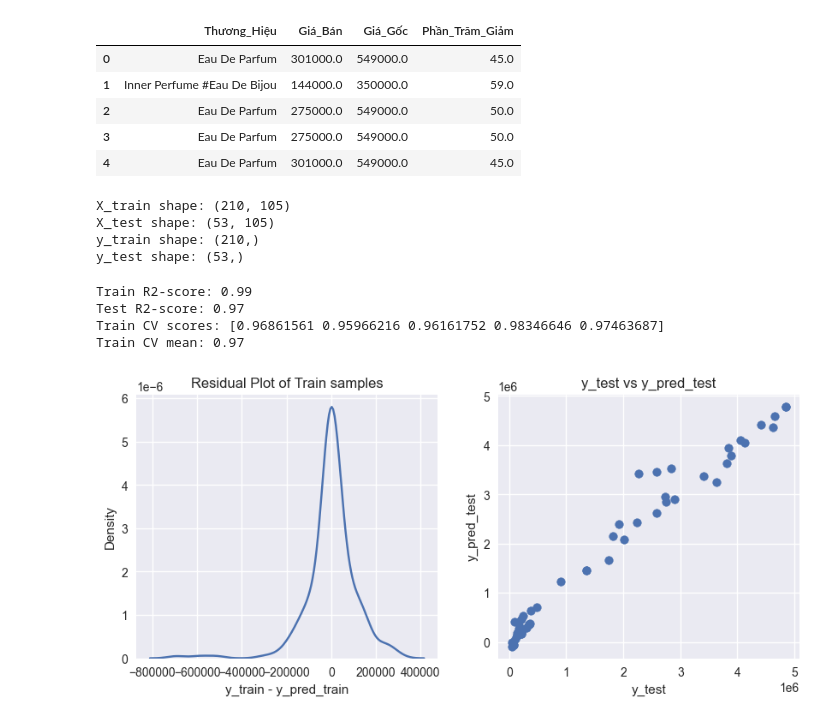
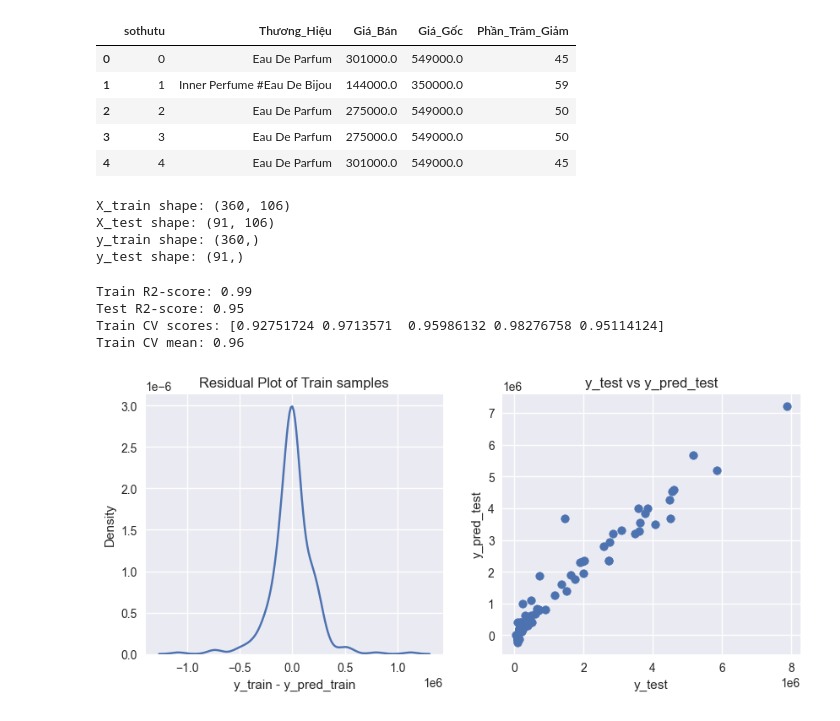
Before and after one commit to machine-learning-elite/Suggestions-for-perfume, a Jupyter notebook: TrainingDataTest.ipynb, the cells around one changed output. Cells and saved outputs as stored; diff of their text form; code cells hidden in the pictures.

```diff
--- a/TrainingDataTest.ipynb
+++ b/TrainingDataTest.ipynb
@@ -41,4 +19,4 @@ OSError: 'seaborn' is not a valid package style, path of style file, URL of styl
 # %%
-df_main = pd.read_csv('Crawl/Data/Perfume_Data.csv')
+df_main = pd.read_csv('Crawl/Data/Perfume_Data2.csv')
 df_main.head()
 # %% [output]
@@ -94,9 +70,4 @@ priceold        11
 dtype: int64
-# %%
-# Tiền xử lý dữ liệu
-# Loại bỏ ký hiệu tiền tệ, dấu phân cách và khoảng trắng, sau đó chuyển đổi giá trị thành số thực
-df_main['pricenew'] = df_main['pricenew'].str.replace('₫', '').str.replace('.', '').str.replace(' ', '').astype(float)
-df_main['priceold'] = df_main['priceold'].str.replace('₫', '').str.replace('.', '').str.replace(' ', '').astype(float)
 # %%
 # Xử lý cột 'sale' để chuyển đổi thành phần trăm giảm giá
 # Loại bỏ ký hiệu phần trăm và các ký tự không mong muốn
@@ -109,7 +80,7 @@ df_main['discount_percent'] = pd.to_numeric(df_main['sale'], errors='coerce')
 df_main.rename(columns={'name': 'Tên_Sản_Phẩm', 'brand': 'Thương_Hiệu', 'pricenew': 'Giá_Bán', 'priceold': 'Giá_Gốc', 'discount_percent': 'Phần_Trăm_Giảm'}, inplace=True)
 # %%
 # Loại bỏ các cột không cần thiết
-df_main.drop(columns=['Unnamed: 0', 'sale'], inplace=True)
+df_main.drop(columns=['sale'], inplace=True)
 # %%
 # Hiển thị dataframe đã được chỉnh sửa
 df_main.head()
@@ -233,18 +203,18 @@ df_main['Thương_Hiệu'].fillna('Elite Perfume', inplace=True)
 df_main['Phần_Trăm_Giảm'] = df_main['Phần_Trăm_Giảm'].fillna(0.0)
 df_main.loc[df_main['Phần_Trăm_Giảm'] == 0.0, 'Giá_Gốc'] = df_main['Giá_Bán']
 
-df_main = df_main.drop(columns=['Unnamed: 0.1', 'Tên_Sản_Phẩm'])  # Loại bỏ các cột không cần thiết
+df_main = df_main.drop(columns=['Tên_Sản_Phẩm'])  # Loại bỏ các cột không cần thiết
 X = df_main.drop(columns=['Giá_Bán'])  # Biến đầu vào
 y = df_main['Giá_Bán']  # Biến mục tiêu
 # %%
 df_main.head()
 # %% [output]
-|  | Thương_Hiệu | Giá_Bán | Giá_Gốc | Phần_Trăm_Giảm |
-| 0 | Eau De Parfum | 301000.0 | 549000.0 | 45.0 |
-| 1 | Inner Perfume #Eau De Bijou | 144000.0 | 350000.0 | 59.0 |
-| 2 | Eau De Parfum | 275000.0 | 549000.0 | 50.0 |
-| 3 | Eau De Parfum | 275000.0 | 549000.0 | 50.0 |
-| 4 | Eau De Parfum | 301000.0 | 549000.0 | 45.0 |
+|  | sothutu | Thương_Hiệu | Giá_Bán | Giá_Gốc | Phần_Trăm_Giảm |
+| 0 | 0 | Eau De Parfum | 301000.0 | 549000.0 | 45 |
+| 1 | 1 | Inner Perfume #Eau De Bijou | 144000.0 | 350000.0 | 59 |
+| 2 | 2 | Eau De Parfum | 275000.0 | 549000.0 | 50 |
+| 3 | 3 | Eau De Parfum | 275000.0 | 549000.0 | 50 |
+| 4 | 4 | Eau De Parfum | 301000.0 | 549000.0 | 45 |
 # %%
 # Chuyển đổi các biến phân loại thành biến số (One-Hot Encoding)
 X = pd.get_dummies(X, drop_first=True)
@@ -263,10 +233,10 @@ print("X_test shape:", X_test.shape)
 print("y_train shape:", y_train.shape)
 print("y_test shape:", y_test.shape)
 # %% [output]
-X_train shape: (210, 105)
-X_test shape: (53, 105)
-y_train shape: (210,)
-y_test shape: (53,)
+X_train shape: (360, 106)
+X_test shape: (91, 106)
+y_train shape: (360,)
+y_test shape: (91,)
 # %%
 def perfume_pred_model(model, model_name):
     # Huấn luyện mô hình
@@ -309,26 +279,29 @@ def perfume_pred_model(model, model_name):
 
     plt.show()
 # %%
-# Linear Regression
+# Khởi tạo mô hình Linear Regression
 linear_reg = LinearRegression()
-perfume_pred_model(linear_reg, "linear_regressor.pkl")
+perfume_pred_model(linear_reg, "linear.pkl")
+# Huấn luyện mô hình
+linear_reg.fit(X_train, y_train)
 
-# Kiểm thử mô hình Linear Regression
-y_pred_test_linear = linear_reg.predict(X_test_scaled)
-mae_linear = mean_absolute_error(y_test, y_pred_test_linear)
-mse_linear = mean_squared_error(y_test, y_pred_test_linear)
-rmse_linear = np.sqrt(mse_linear)
-print(f"Linear Regression - Mean Absolute Error: {mae_linear}")
-print(f"Linear Regression - Mean Squared Error: {mse_linear}")
-print(f"Linear Regression - Root Mean Squared Error: {rmse_linear}")
+# Dự đoán trên tập kiểm tra
+y_pred_test = linear_reg.predict(X_test)
 
-# So sánh giá ban đầu với giá mô hình dự đoán cho Linear Regression
-comparison_df_linear = pd.DataFrame({'Giá_Ban_Dau': y_test, 'Gia_Du_Doan': y_pred_test_linear})
-print("Linear Regression - So sánh giá ban đầu với giá mô hình dự đoán")
-print(comparison_df_linear)
+# Kiểm thử mô hình
+mae = mean_absolute_error(y_test, y_pred_test)
+mse = mean_squared_error(y_test, y_pred_test)
+rmse = np.sqrt(mse)
+print(f"Mean Absolute Error: {mae}")
+print(f"Mean Squared Error: {mse}")
+print(f"Root Mean Squared Error: {rmse}")
+
+# So sánh giá ban đầu với giá mô hình dự đoán
+comparison_df = pd.DataFrame({'Giá_Ban_Dau': y_test, 'Gia_Du_Doan': y_pred_test})
+print(comparison_df)
 # %% [output]
 Train R2-score: 0.99
-Test R2-score: 0.97
-Train CV scores: [0.96861561 0.95966216 0.96161752 0.98346646 0.97463687]
-Train CV mean: 0.97
+Test R2-score: 0.95
+Train CV scores: [0.92751724 0.9713571  0.95986132 0.98276758 0.95114124]
+Train CV mean: 0.96
-[figure, old version]
+[figure, new version]
```
Also changed, not shown: parts of 21 cells of this notebook.
